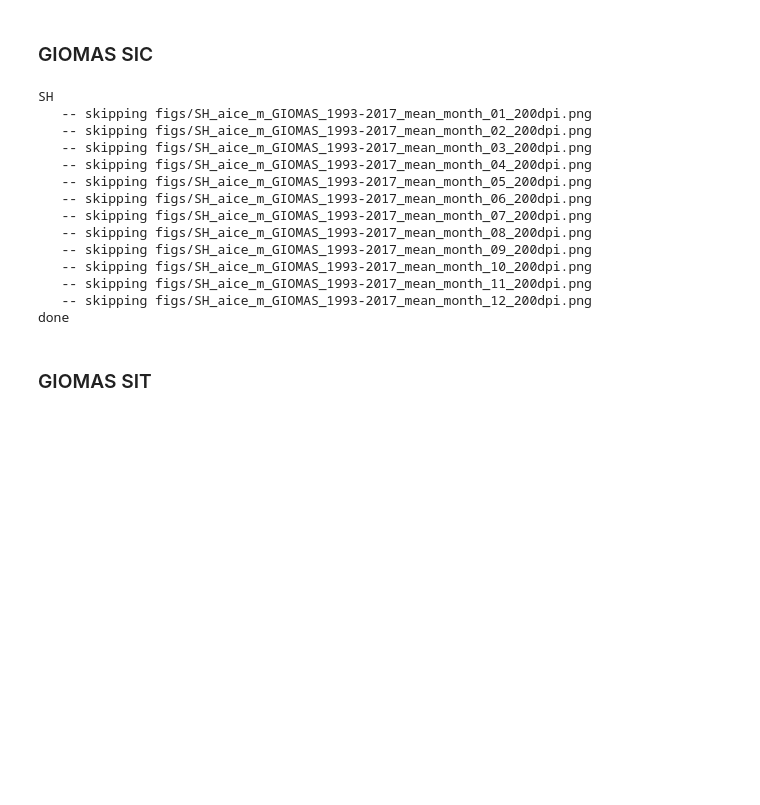
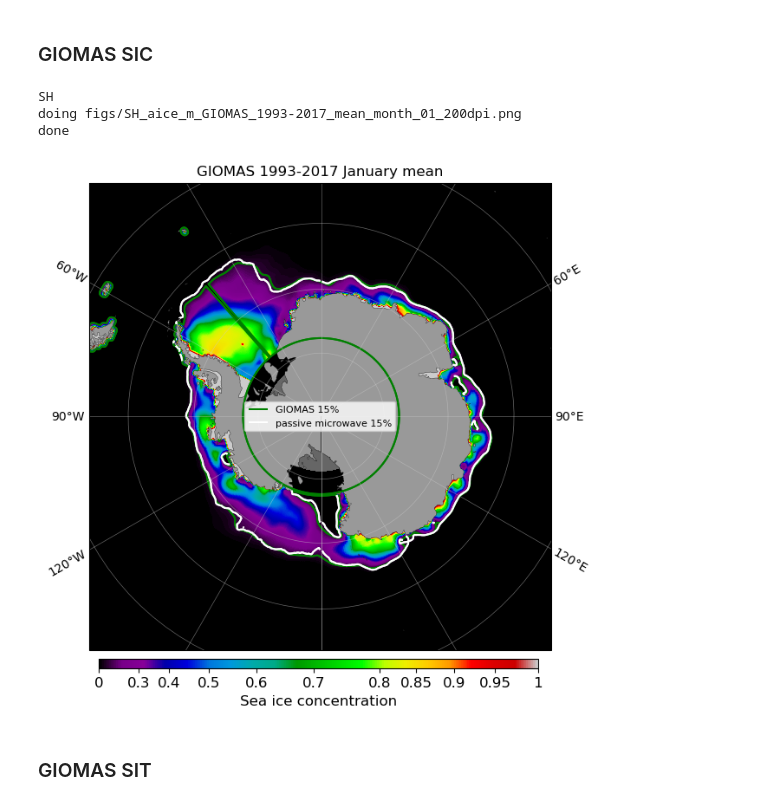
Before and after one commit to aekiss/ice_analysis, a Jupyter notebook: ice_maps.ipynb, the cells around one changed output. Saved outputs shown, nothing was run; the diff lists cells and outputs as text; code cells hidden in the pictures; blank space fills up the shorter version.

```diff
--- a/ice_maps.ipynb
+++ b/ice_maps.ipynb
@@ -310,14 +310,16 @@ def get_giomas(path='/g/data/v45/aek156/giomas/Global_seaice', # from sftp anony
     '''
     grids = xr.open_dataset(os.path.join(path, 'heff.H1979.nc.gz'), decode_times=False)  # open this to get grid data
     shape = grids.heff.shape
-
-    xt_ocean = grids.lon_scaler.sel(j=0)  # nominal coordinate - incorrect in Arctic
-    # find index at which xt_ocean is non-monotonic, and subtract 360 from all previous longitudes
-    xdiff = xt_ocean.diff('i')
-    stepindex = list(xdiff).index(xdiff.where(xdiff<0, drop=True))+1
-    offset = np.zeros(len(xt_ocean))
-    offset[0:stepindex] += -360
-    xt_ocean += offset
+    l = grids.lon_scaler
+    longitude = xr.where(xr.ufuncs.logical_and(l>l.isel(i=-1, j=0), l.i<len(l)/2), l-360, l) # move discontinuity to i=0
+    xt_ocean = longitude.sel(j=0)  # nominal coordinate - incorrect in Arctic
+#     xt_ocean = grids.lon_scaler.sel(j=0)  # nominal coordinate - incorrect in Arctic
+#     # find index at which xt_ocean is non-monotonic, and subtract 360 from all previous longitudes
+#     xdiff = xt_ocean.diff('i')
+#     stepindex = list(xdiff).index(xdiff.where(xdiff<0, drop=True))+1
+#     offset = np.zeros(len(xt_ocean))
+#     offset[0:stepindex] += -360
+#     xt_ocean += offset
 
     yt_ocean = xr.DataArray(np.linspace(grids.lat_scaler.min(), grids.lat_scaler.max(), shape[1]))  # nominal coordinate - incorrect in Arctic
 
@@ -326,8 +328,8 @@ def get_giomas(path='/g/data/v45/aek156/giomas/Global_seaice', # from sftp anony
         file = os.path.join(path, variable+'.H'+str(year)+'.gz')
         with gzip.open(file, 'rb') as f:
             data=np.frombuffer(f.read(), dtype=np.single).reshape(shape)
-#             time = [ cftime.datetime(year, m, 15) for m in range(1,13) ]
-            time = [ datetime(year, m, 15) for m in range(1,13) ]
+            time = [ cftime.datetime(year, m, 15) for m in range(1,13) ]
+#             time = [ datetime(year, m, 15) for m in range(1,13) ]  # workaround for type error:
             dataarrays.append(xr.DataArray(data,
                                            dims=('time', 'yt_ocean', 'xt_ocean'),
                                            coords={'time': time, 'yt_ocean': yt_ocean.data, 'xt_ocean': xt_ocean.data}))
@@ -337,7 +339,7 @@ def get_giomas(path='/g/data/v45/aek156/giomas/Global_seaice', # from sftp anony
     dataarray = dataarray.sortby('time').sel(time=timerange)
 
     dataarray = dataarray.assign_coords({ 'latitude': (['yt_ocean', 'xt_ocean'], grids.lat_scaler.data),
-                                          'longitude': (['yt_ocean', 'xt_ocean'], grids.lon_scaler.data) })
+                                          'longitude': (['yt_ocean', 'xt_ocean'], longitude) }) #grids.lon_scaler.data) })
     # truncate data to varrange
     if varrange[0] != None:
         dataarray = dataarray.where(dataarray > varrange[0], varrange[0])
@@ -646,6 +687,10 @@ def giomas_regridder(grid_in, grid_out, method='bilinear', **kwargs):
     ds_in = xr.open_dataset(grid_in)\
              .rename({'i': 'x', 'j': 'y',
                      'lon_scaler': 'lon', 'lat_scaler': 'lat'})
+    l = ds_in.lon
+    lon = xr.where(xr.ufuncs.logical_and(l>l.isel(x=-1, y=0), l.x<len(l)/2), l-360, l) # move discontinuity to i=0
+    ds_in = ds_in.assign_coords({'lon': lon})
+
     try: # for /g/data/ik11/grids/ocean_grid_10.nc and /g/data/ik11/grids/ocean_grid_025.nc
         ds_out = xr.open_dataset(grid_out).rename({'xt_ocean': 'x', 'yt_ocean': 'y', 'geolon_t': 'lon', 'geolat_t': 'lat'})
     except ValueError: # for /g/data/ik11/grids/ocean_grid_01.nc - see https://github.com/COSIMA/access-om2/issues/236
@@ -1858,50 +1908,41 @@ vname = 'aice_m'
 vdata = GIOMAS_mm[vname]
 vdata_regridded = regrid_giomas_to_025(vdata)
 for viewname, view in views.items():
     print(viewname)
     for m in range(1,13):
         title = ' '.join(['GIOMAS', yearrange, calendar.month_name[m], 'mean'])
         fname = figname('_'.join([viewname, vname, 'GIOMAS', yearrange, 'mean', 'month', str(m).zfill(2)]))
-        if os.path.exists(fname):
+        if False: #os.path.exists(fname):
             print('   -- skipping', fname)
         else:
             if viewname in ['NH']:
                 hem = 'NH'
             else:
                 hem = 'SH'
             v = vdata_regridded.sel(month=m)
             obsv = eval('_'.join(['obs', hem, 'mm'])).sel(month=m)
             print('doing', fname)
 # TODO: fix gap in data at zonal join
             plotSIC(v, #x='xt_ocean', y='ygrid', xtransform=ccrs.SouthPolarStereo(),
                     contourvars=[
 # TODO: 15% contour for GIOMAS
+                    (v, 'GIOMAS', {'levels': extlevel, 'colors': 'g'}), #, 'x': 'longitude', 'y': 'latitude', 'transform': ccrs.PlateCarree()}),
 #                     (v.sel(xt_ocean=slice(-10, 0)), 'GIOMAS', {'levels': extlevel, 'colors': 'r'}), #, 'x': 'longitude', 'y': 'latitude', 'transform': ccrs.PlateCarree()}),
 #                     (v.isel(xt_ocean=slice(0, 41)), 'GIOMAS', {'levels': extlevel, 'colors': 'r'}), #, 'x': 'longitude', 'y': 'latitude', 'transform': ccrs.PlateCarree()}),
 #                     (v.isel(xt_ocean=slice(41, None)), None, {'levels': extlevel, 'colors': 'r'}), #, 'x': 'longitude', 'y': 'latitude', 'transform': ccrs.PlateCarree()})],
                     (obsv.isel(xt_ocean=slice(0, 158)), 'passive microwave', {'levels': extlevel, 'colors': 'white'}), #, 'x': 'longitude', 'y': 'latitude', 'transform': ccrs.PlateCarree()}),
                     (obsv.isel(xt_ocean=slice(158, None)), None, {'levels': extlevel, 'colors': 'white'})], #, 'x': 'longitude', 'y': 'latitude', 'transform': ccrs.PlateCarree()})],
                     **view).set_title(title);
-            savefigure(fname)
-            plt.close()
-#                 break
-#     break
+#             savefigure(fname)
+#             plt.close()
+            break
+    break
 print('done')
 # %% [output]
 SH
-   -- skipping figs/SH_aice_m_GIOMAS_1993-2017_mean_month_01_200dpi.png
-   -- skipping figs/SH_aice_m_GIOMAS_1993-2017_mean_month_02_200dpi.png
-   -- skipping figs/SH_aice_m_GIOMAS_1993-2017_mean_month_03_200dpi.png
-   -- skipping figs/SH_aice_m_GIOMAS_1993-2017_mean_month_04_200dpi.png
-   -- skipping figs/SH_aice_m_GIOMAS_1993-2017_mean_month_05_200dpi.png
-   -- skipping figs/SH_aice_m_GIOMAS_1993-2017_mean_month_06_200dpi.png
-   -- skipping figs/SH_aice_m_GIOMAS_1993-2017_mean_month_07_200dpi.png
-   -- skipping figs/SH_aice_m_GIOMAS_1993-2017_mean_month_08_200dpi.png
-   -- skipping figs/SH_aice_m_GIOMAS_1993-2017_mean_month_09_200dpi.png
-   -- skipping figs/SH_aice_m_GIOMAS_1993-2017_mean_month_10_200dpi.png
-   -- skipping figs/SH_aice_m_GIOMAS_1993-2017_mean_month_11_200dpi.png
-   -- skipping figs/SH_aice_m_GIOMAS_1993-2017_mean_month_12_200dpi.png
+doing figs/SH_aice_m_GIOMAS_1993-2017_mean_month_01_200dpi.png
 done
+[figure, added]
 # %% [markdown]
 ### GIOMAS SIT
 # %%
```
Also changed, not shown: parts of 9 cells of this notebook.
